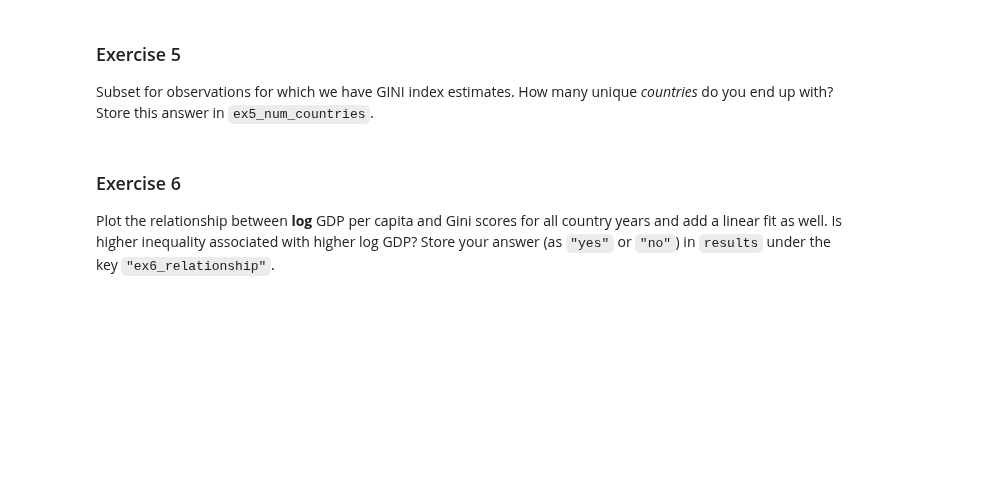
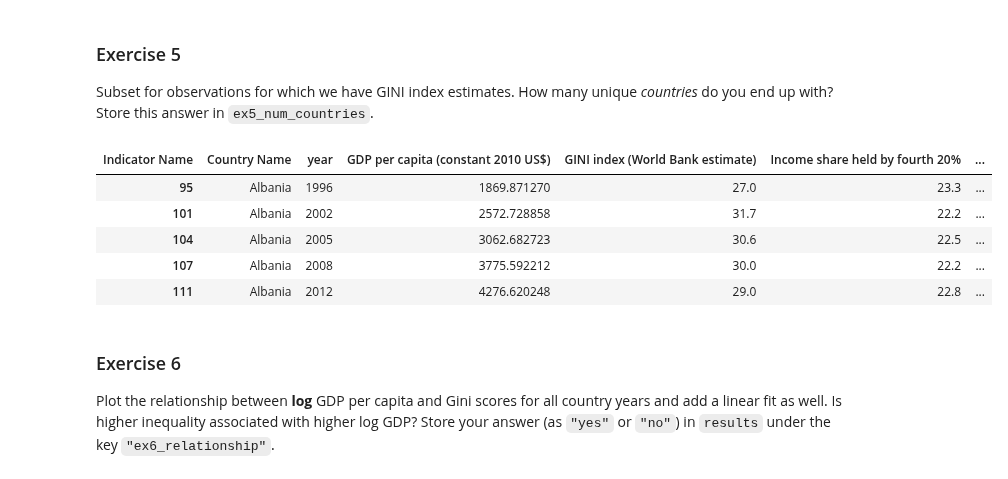
Before and after one commit to BarbaraPFloresRios/IDS720_PracticalDataScience, a Jupyter notebook: 20231109_ExerciseReshaping/Exercise_reshaping.ipynb, the cells around one changed output. Drawn from its saved outputs; the diff is of its cells as text; code cells hidden in the pictures; blank space fills up the shorter version.

```diff
--- a/20231109_ExerciseReshaping/Exercise_reshaping.ipynb
+++ b/20231109_ExerciseReshaping/Exercise_reshaping.ipynb
@@ -238,6 +240,15 @@ ex5_num_countries = filtered_indicator_wide_1980_2018_gini_WDI_Data[
 ].nunique()
 
 results["ex5_num_countries"] = ex5_num_countries
+# %%
+filtered_indicator_wide_1980_2018_gini_WDI_Data.head()
+# %% [output]
+| Indicator Name | Country Name | year | GDP per capita (constant 2010 US$) | GINI index (World Bank estimate) | Income share held by fourth 20% | ... |
+| 95 | Albania | 1996 | 1869.871270 | 27.0 | 23.3 | ... |
+| 101 | Albania | 2002 | 2572.728858 | 31.7 | 22.2 | ... |
+| 104 | Albania | 2005 | 3062.682723 | 30.6 | 22.5 | ... |
+| 107 | Albania | 2008 | 3775.592212 | 30.0 | 22.2 | ... |
+| 111 | Albania | 2012 | 4276.620248 | 29.0 | 22.8 | ... |
 # %% [markdown]
 ### Exercise 6
 
```
Also changed, not shown: parts of 11 cells of this notebook.
